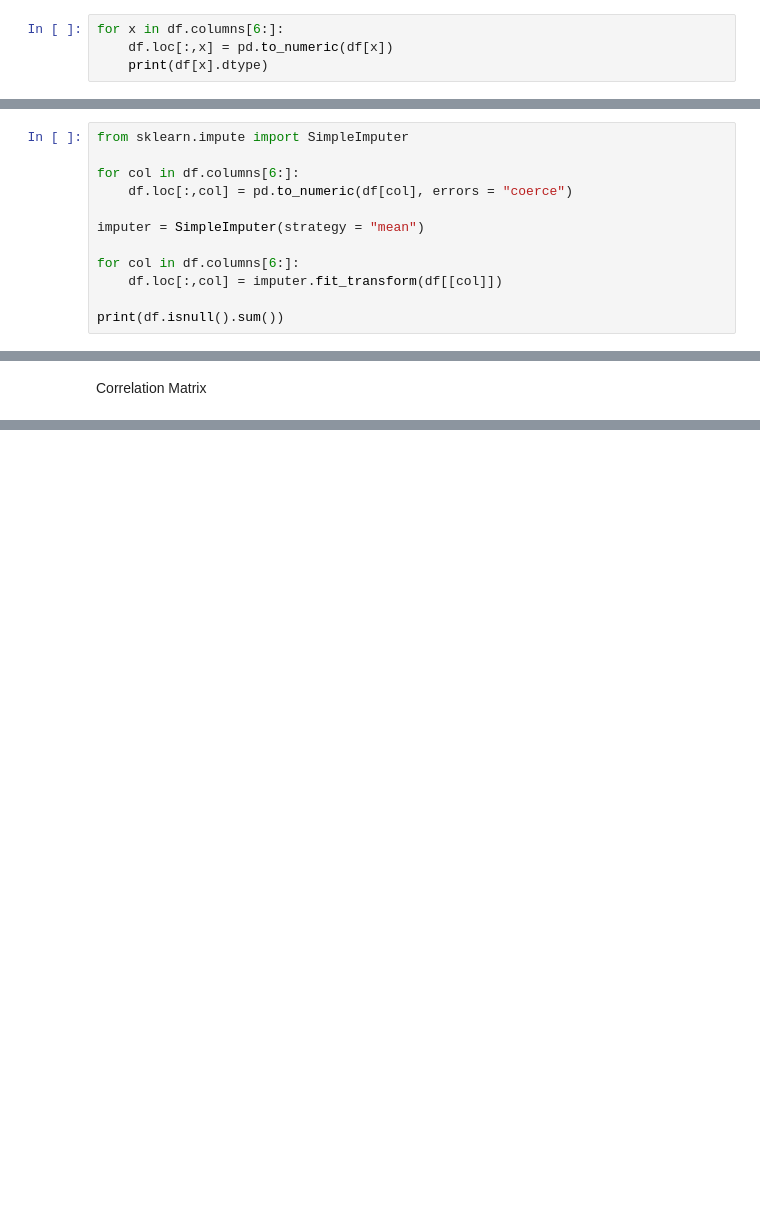
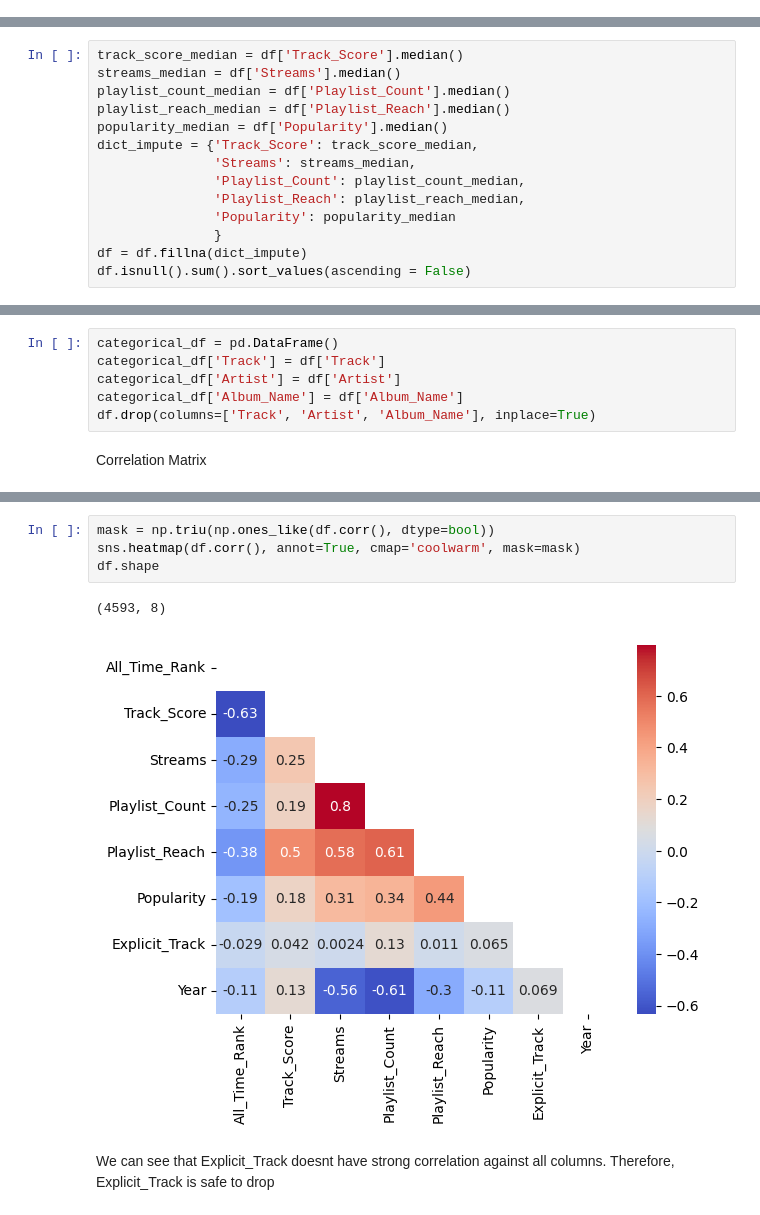
Before and after one commit to mfachrizalg/Tugas-2-Data-Preprocessing, a Jupyter notebook: spotify_2024_preprocessing.ipynb, the cells around one changed output, grey strips where cells are left out. Saved outputs shown, nothing was run; the diff lists cells and outputs as text; blank space fills up the shorter version.

```diff
--- a/spotify_2024_preprocessing.ipynb
+++ b/spotify_2024_preprocessing.ipynb
@@ -225,4 +237,0 @@ memory usage: 453.3+ KB
-# %%
-for x in df.columns[6:]:
-    df.loc[:,x] = pd.to_numeric(df[x])
-    print(df[x].dtype)
@@ -239,12 +237,0 @@ Imputing mean for null values in numerical columns using SimpleImputer
-# %%
-from sklearn.impute import SimpleImputer
-
-for col in df.columns[6:]:
-    df.loc[:,col] = pd.to_numeric(df[col], errors = "coerce")
-
-imputer = SimpleImputer(strategy = "mean")
-
-for col in df.columns[6:]:
-    df.loc[:,col] = imputer.fit_transform(df[[col]])
-
-print(df.isnull().sum())
@@ -267,0 +240,14 @@ dtype: int64
+# %%
+track_score_median = df['Track_Score'].median()
+streams_median = df['Streams'].median()
+playlist_count_median = df['Playlist_Count'].median()
+playlist_reach_median = df['Playlist_Reach'].median()
+popularity_median = df['Popularity'].median()
+dict_impute = {'Track_Score': track_score_median,
+               'Streams': streams_median,
+               'Playlist_Count': playlist_count_median,
+               'Playlist_Reach': playlist_reach_median,
+               'Popularity': popularity_median
+               }
+df = df.fillna(dict_impute)
+df.isnull().sum().sort_values(ascending = False)
@@ -268,2 +277,8 @@ dtype: int64
+# %%
+categorical_df = pd.DataFrame()
+categorical_df['Track'] = df['Track']
+categorical_df['Artist'] = df['Artist']
+categorical_df['Album_Name'] = df['Album_Name']
+df.drop(columns=['Track', 'Artist', 'Album_Name'], inplace=True)
 # %% [markdown]
 Correlation Matrix
@@ -449,0 +285,9 @@ plt.show()
+# %%
+mask = np.triu(np.ones_like(df.corr(), dtype=bool))
+sns.heatmap(df.corr(), annot=True, cmap='coolwarm', mask=mask)
+df.shape
+# %% [output]
+(4593, 8)
+[figure, added]
+# %% [markdown]
+We can see that Explicit_Track doesnt have strong correlation against all columns. Therefore, Explicit_Track is safe to drop
```
Also changed, not shown: parts of 88 cells of this notebook.
